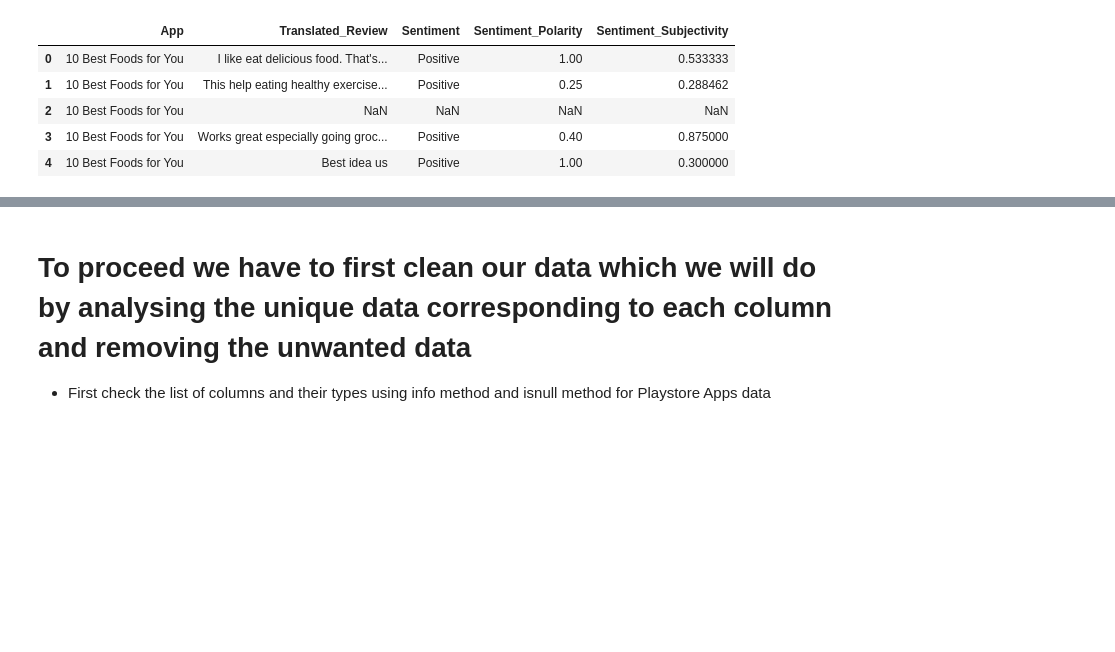
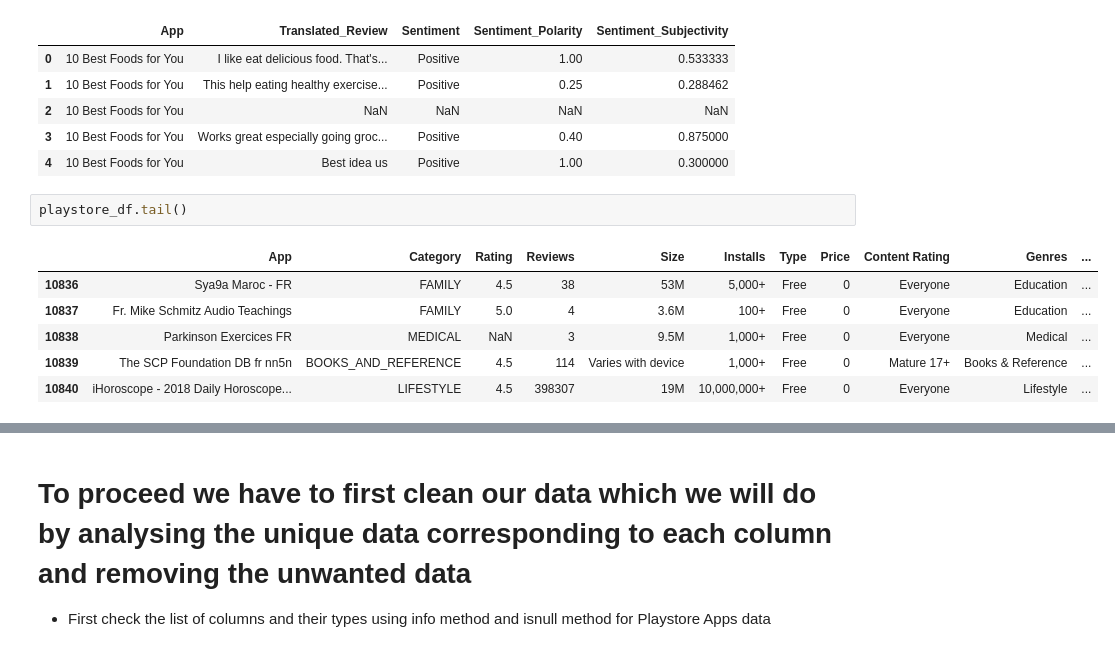
Before and after one commit to manasb2208/Play-Store-App-Review-Analysis, a Jupyter notebook: Manas_Biswas_Play_Store_App_Review_Analysis.ipynb, the cells around one changed output, grey strips where cells are left out. Drawn from its saved outputs; the diff is of its cells as text; blank space fills up the shorter version.

```diff
--- a/Manas_Biswas_Play_Store_App_Review_Analysis.ipynb
+++ b/Manas_Biswas_Play_Store_App_Review_Analysis.ipynb
@@ -40,3 +45,12 @@ review_df.head()
 | 2 | 10 Best Foods for You | NaN | NaN | NaN | NaN |
 | 3 | 10 Best Foods for You | Works great especially going groc... | Positive | 0.40 | 0.875000 |
 | 4 | 10 Best Foods for You | Best idea us | Positive | 1.00 | 0.300000 |
+# %%
+playstore_df.tail()
+# %% [output]
+|  | App | Category | Rating | Reviews | Size | Installs | Type | Price | Content Rating | Genres | ... |
+| 10836 | Sya9a Maroc - FR | FAMILY | 4.5 | 38 | 53M | 5,000+ | Free | 0 | Everyone | Education | ... |
+| 10837 | Fr. Mike Schmitz Audio Teachings | FAMILY | 5.0 | 4 | 3.6M | 100+ | Free | 0 | Everyone | Education | ... |
+| 10838 | Parkinson Exercices FR | MEDICAL | NaN | 3 | 9.5M | 1,000+ | Free | 0 | Everyone | Medical | ... |
+| 10839 | The SCP Foundation DB fr nn5n | BOOKS_AND_REFERENCE | 4.5 | 114 | Varies with device | 1,000+ | Free | 0 | Mature 17+ | Books & Reference | ... |
+| 10840 | iHoroscope - 2018 Daily Horoscope... | LIFESTYLE | 4.5 | 398307 | 19M | 10,000,000+ | Free | 0 | Everyone | Lifestyle | ... |
```
Also changed, not shown: parts of 5 cells of this notebook.
